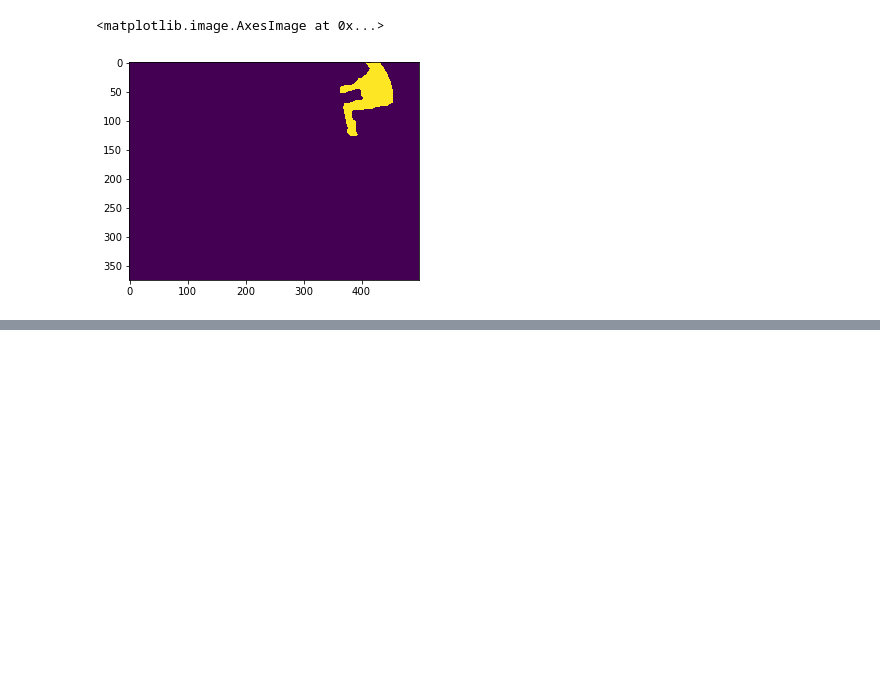
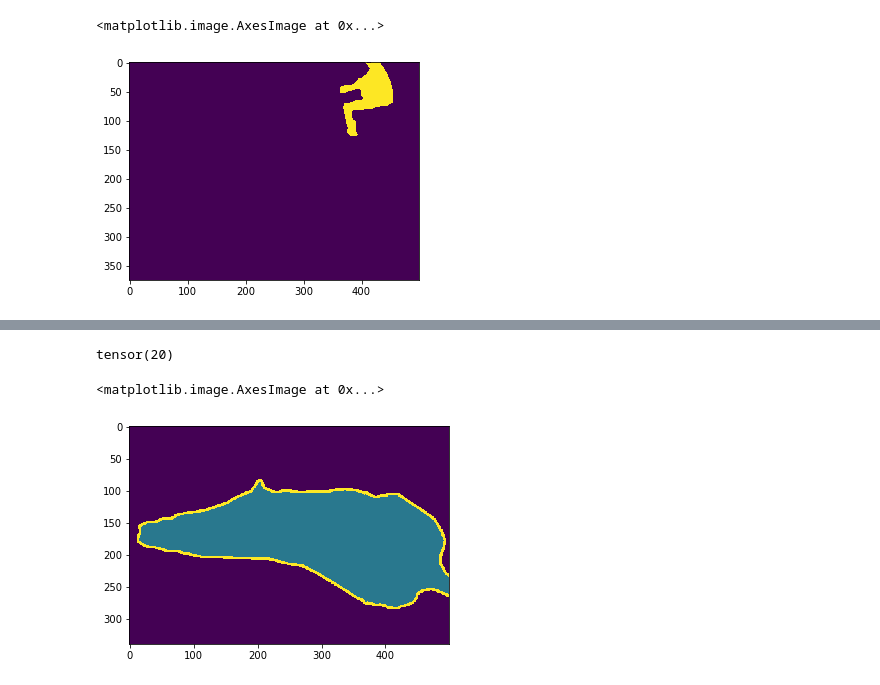
Before and after one commit to HugPhat/VisionModel, a Jupyter notebook: Dataset/Segmentation/test_seg_label.ipynb, the cells around one changed output, grey strips where cells are left out. Drawn from its saved outputs; the diff is of its cells as text; code cells hidden in the pictures; blank space fills up the shorter version.

```diff
--- a/Dataset/Segmentation/test_seg_label.ipynb
+++ b/Dataset/Segmentation/test_seg_label.ipynb
@@ -226,0 +217,24 @@ array([[ 0,  0,  0, ..., 15, 15, 15],
+# %%
+def create_depth_mask( mask):
+    #lmask = np.all(mask == self.mask_color[0], axis=-1)
+    lmask = []
+    indice = 0
+    #plt.imshow(mask)
+    #plt.show()
+    _mask = mask.copy()
+    _mask[_mask == np.max(_mask)] = 0
+    for i, each in enumerate(VOC_COLORMAP):
+        tmask = np.all(_mask == each, axis=-1)
+        print(tmask)
+        indice += tmask*i
+        lmask.append(tmask)
+        #print(np.max(tmask))
+        #print(each)
+        #if np.sum(tmask) > 1:
+        #    plt.imshow(tmask)
+        #    plt.show()
+        #print(tmask)
+    return np.array(lmask)
+    #return np.array(indice)
+y2 = create_depth_mask(nim)
+print('')
@@ -226,0 +261,13 @@ array([[ 0,  0,  0, ..., 15, 15, 15],
+# %%
+#y2 = torch.from_numpy(y2).astype(torch.FloatTensor)
+y2 =  torch.from_numpy(y2).type(torch.FloatTensor)
+# %%
+y2mask = torch.argmax(y2, dim=0)
+print(torch.max(y2mask))
+# %% [output]
+tensor(20)
+# %%
+plt.imshow(y2mask.numpy())
+# %% [output]
+<matplotlib.image.AxesImage at 0x...>
+[figure, added]
```
Also changed, not shown: parts of 12 cells of this notebook, 5 other files.
